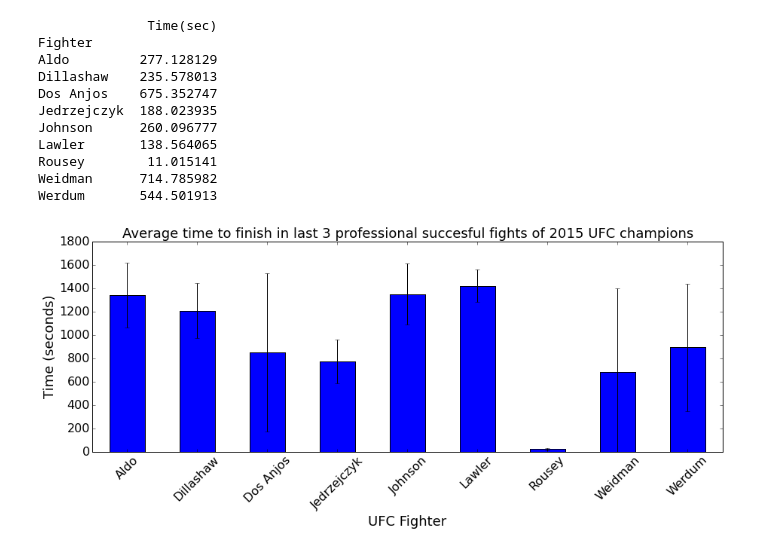
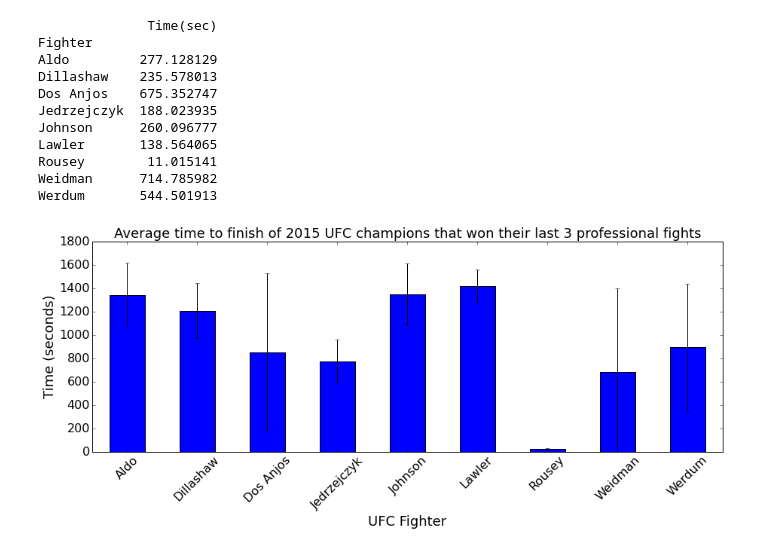
Before and after one commit to caromimo/hello_pandas, a Jupyter notebook: ufc.ipynb, the cells around one changed output. Cells and saved outputs as stored; diff of their text form; code cells hidden in the pictures.

Commit message:
change title again

```diff
--- a/ufc.ipynb
+++ b/ufc.ipynb
@@ -100,9 +100,9 @@ Weidman      714.785982
 Werdum       544.501913
 # %%
 p = avg_time.plot(figsize=(15,5),legend=False,kind="bar",rot=45,color="blue",fontsize=16,yerr=std);
-p.set_title("Average time to finish in last 3 professional succesful fights of 2015 UFC champions", fontsize=18);
+p.set_title("Average time to finish of 2015 UFC champions that won their last 3 professional fights", fontsize=18);
 p.set_xlabel("UFC Fighter", fontsize=18);
 p.set_ylabel("Time (seconds)", fontsize=18);
 p.set_ylim(0,1800);
 # %% [output]
-[figure, old version]
+[figure, new version]
```
